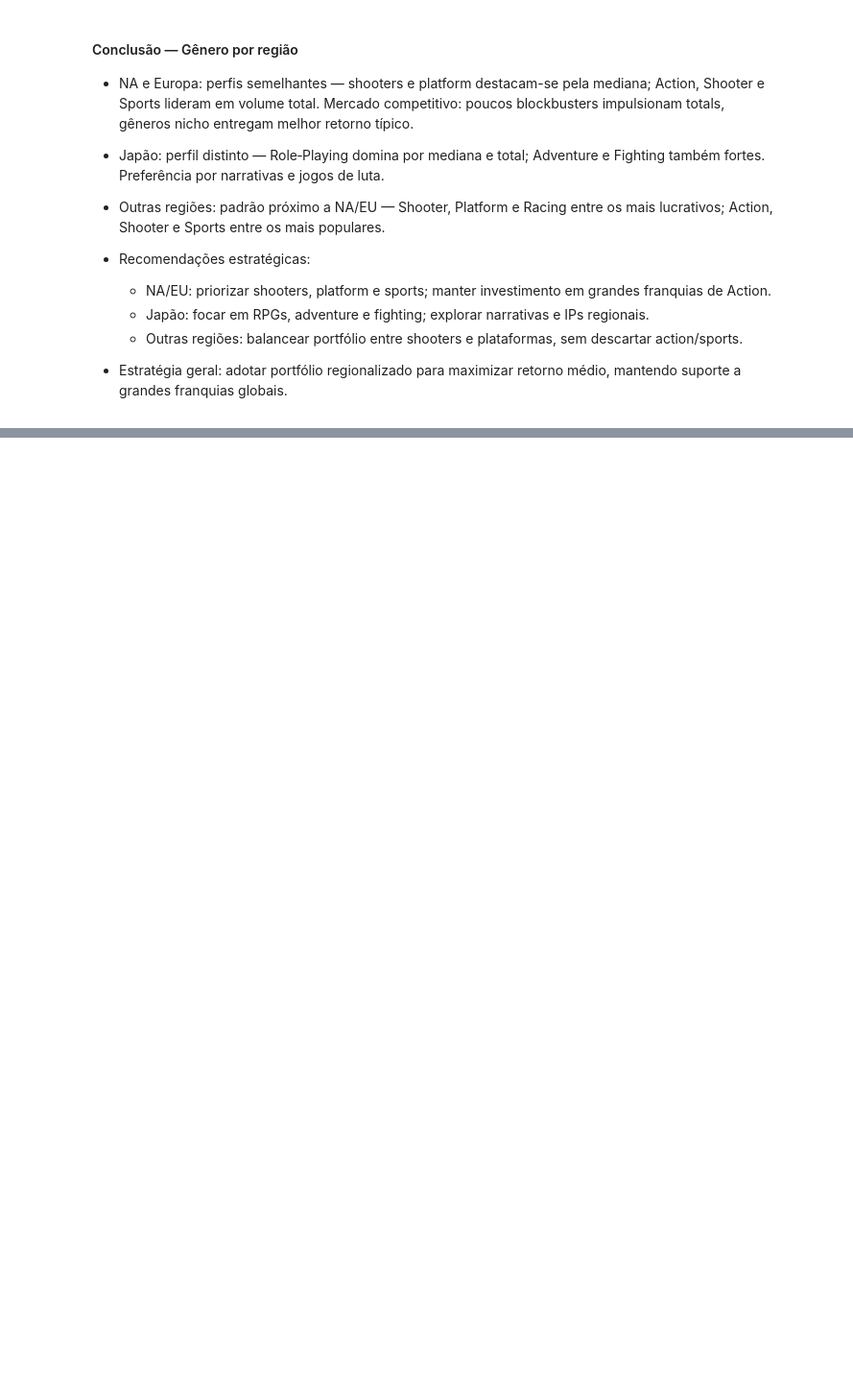
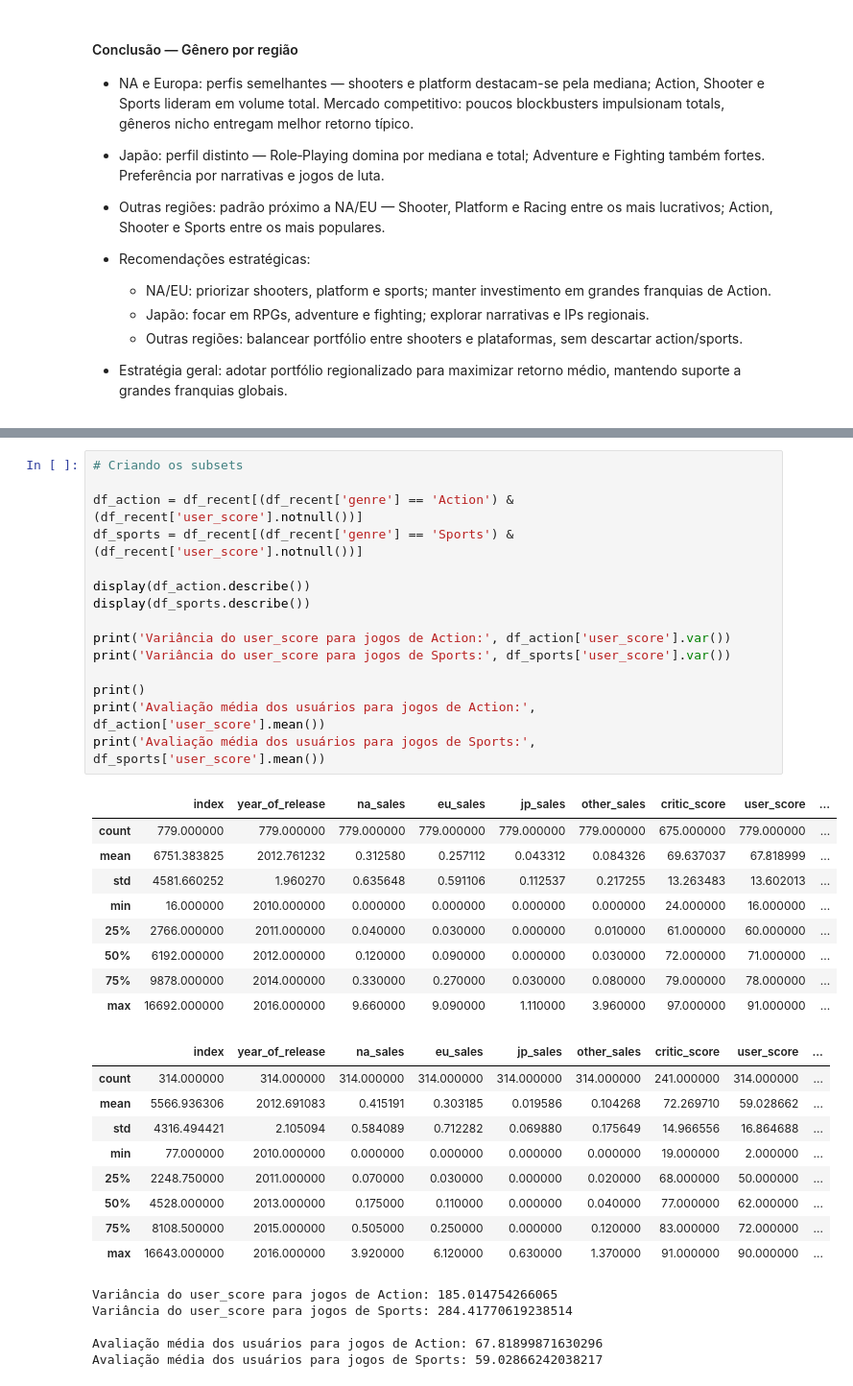
Before and after one commit to peperrone/mbads-sprint7-games, a Jupyter notebook: notebook.ipynb, the cells around one changed output, grey strips where cells are left out. Shown at 96% size. Cells and saved outputs as stored; diff of their text form; blank space fills up the shorter version.

```diff
--- a/notebook.ipynb
+++ b/notebook.ipynb
@@ -1970,0 +2154,39 @@ Esses resultados apontam que uma estratégia regionalizada de portfólio tem mai
+# %%
+# Criando os subsets
+
+df_action = df_recent[(df_recent['genre'] == 'Action') & (df_recent['user_score'].notnull())]
+df_sports = df_recent[(df_recent['genre'] == 'Sports') & (df_recent['user_score'].notnull())]
+
+display(df_action.describe())
+display(df_sports.describe())
+
+print('Variância do user_score para jogos de Action:', df_action['user_score'].var())
+print('Variância do user_score para jogos de Sports:', df_sports['user_score'].var())
+
+print()
+print('Avaliação média dos usuários para jogos de Action:', df_action['user_score'].mean())
+print('Avaliação média dos usuários para jogos de Sports:', df_sports['user_score'].mean())
+# %% [output]
+|  | index | year_of_release | na_sales | eu_sales | jp_sales | other_sales | critic_score | user_score | ... |
+| count | 779.000000 | 779.000000 | 779.000000 | 779.000000 | 779.000000 | 779.000000 | 675.000000 | 779.000000 | ... |
+| mean | 6751.383825 | 2012.761232 | 0.312580 | 0.257112 | 0.043312 | 0.084326 | 69.637037 | 67.818999 | ... |
+| std | 4581.660252 | 1.960270 | 0.635648 | 0.591106 | 0.112537 | 0.217255 | 13.263483 | 13.602013 | ... |
+| min | 16.000000 | 2010.000000 | 0.000000 | 0.000000 | 0.000000 | 0.000000 | 24.000000 | 16.000000 | ... |
+| 25% | 2766.000000 | 2011.000000 | 0.040000 | 0.030000 | 0.000000 | 0.010000 | 61.000000 | 60.000000 | ... |
+| 50% | 6192.000000 | 2012.000000 | 0.120000 | 0.090000 | 0.000000 | 0.030000 | 72.000000 | 71.000000 | ... |
+| 75% | 9878.000000 | 2014.000000 | 0.330000 | 0.270000 | 0.030000 | 0.080000 | 79.000000 | 78.000000 | ... |
+| max | 16692.000000 | 2016.000000 | 9.660000 | 9.090000 | 1.110000 | 3.960000 | 97.000000 | 91.000000 | ... |
+|  | index | year_of_release | na_sales | eu_sales | jp_sales | other_sales | critic_score | user_score | ... |
+| count | 314.000000 | 314.000000 | 314.000000 | 314.000000 | 314.000000 | 314.000000 | 241.000000 | 314.000000 | ... |
+| mean | 5566.936306 | 2012.691083 | 0.415191 | 0.303185 | 0.019586 | 0.104268 | 72.269710 | 59.028662 | ... |
+| std | 4316.494421 | 2.105094 | 0.584089 | 0.712282 | 0.069880 | 0.175649 | 14.966556 | 16.864688 | ... |
+| min | 77.000000 | 2010.000000 | 0.000000 | 0.000000 | 0.000000 | 0.000000 | 19.000000 | 2.000000 | ... |
+| 25% | 2248.750000 | 2011.000000 | 0.070000 | 0.030000 | 0.000000 | 0.020000 | 68.000000 | 50.000000 | ... |
+| 50% | 4528.000000 | 2013.000000 | 0.175000 | 0.110000 | 0.000000 | 0.040000 | 77.000000 | 62.000000 | ... |
+| 75% | 8108.500000 | 2015.000000 | 0.505000 | 0.250000 | 0.000000 | 0.120000 | 83.000000 | 72.000000 | ... |
+| max | 16643.000000 | 2016.000000 | 3.920000 | 6.120000 | 0.630000 | 1.370000 | 91.000000 | 90.000000 | ... |
+Variância do user_score para jogos de Action: 185.014754266065
+Variância do user_score para jogos de Sports: 284.41770619238514
+
+Avaliação média dos usuários para jogos de Action: 67.81899871630296
+Avaliação média dos usuários para jogos de Sports: 59.02866242038217
```
Also changed, not shown: parts of 22 cells of this notebook.
